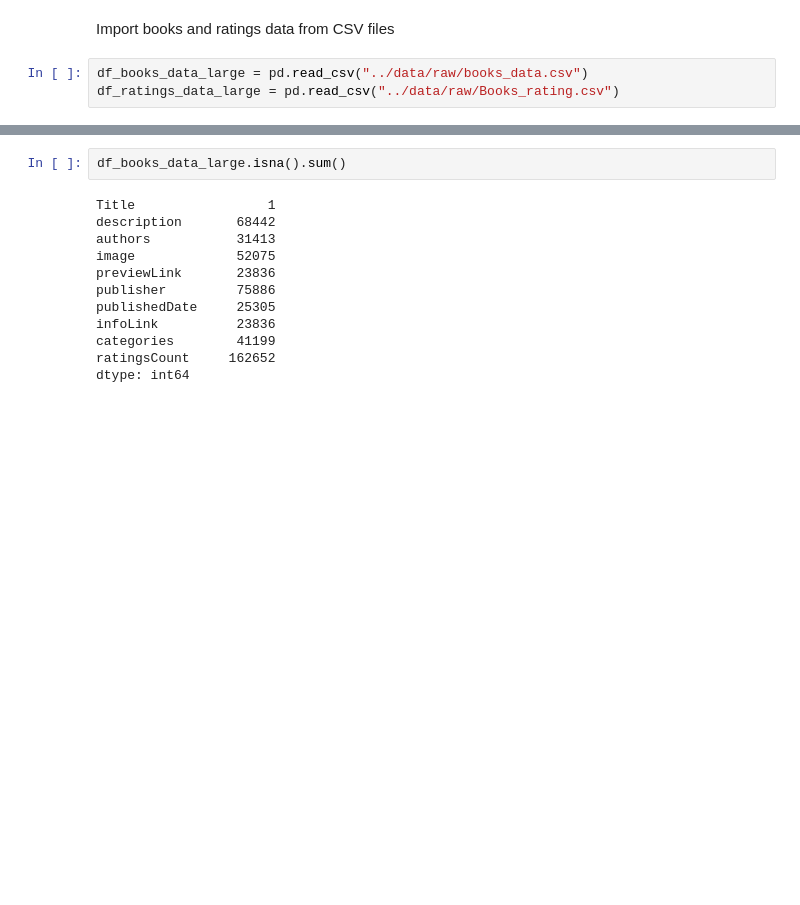
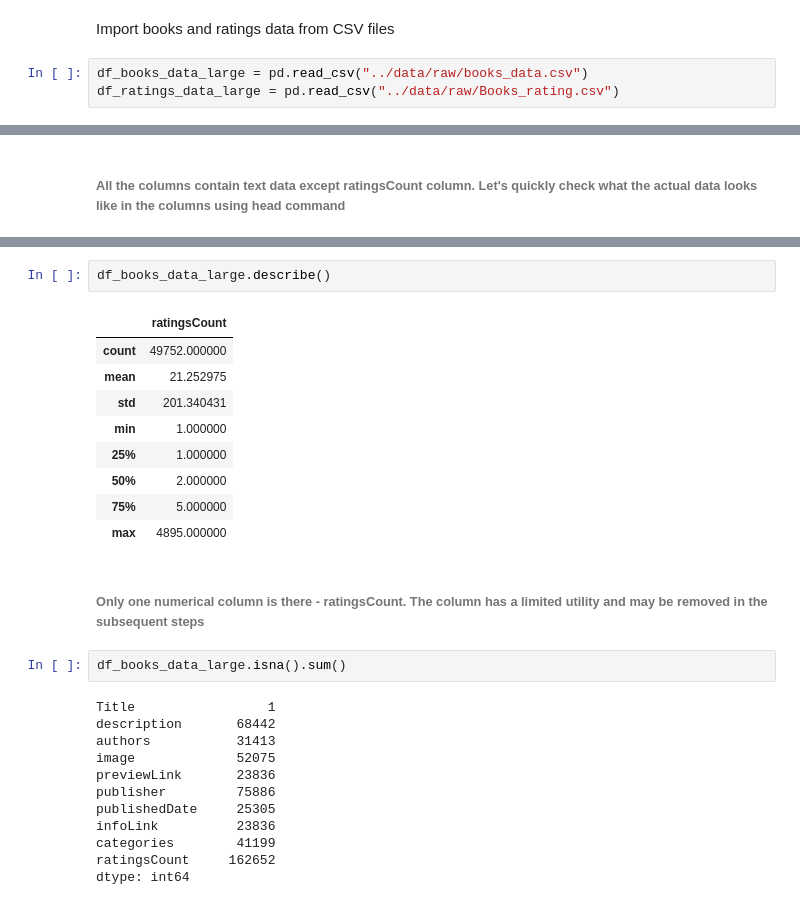
Before and after one commit to siddhantgithub/LibroBuddy, a Jupyter notebook: notebooks/1.Librobuddy-DataWrangling.ipynb, the cells around one changed output, grey strips where cells are left out. Cells and saved outputs as stored; diff of their text form; blank space fills up the shorter version.

```diff
--- a/notebooks/1.Librobuddy-DataWrangling.ipynb
+++ b/notebooks/1.Librobuddy-DataWrangling.ipynb
@@ -8,3 +30,5 @@ df_ratings_data_large = pd.read_csv("../data/raw/Books_rating.csv")
+# %% [markdown]
+###### All the columns contain text data except ratingsCount column. Let's quickly check what the actual data looks like in the columns using head command
 # %%
 df_books_data_large.head(5)
 # %% [output]
@@ -14,6 +38,20 @@ df_books_data_large.head(5)
 | 2 | Wonderful Worship in Smaller Chur... | This resource includes twelve pri... | ['David R. Ray'] | http://books.google.com/books/con... | http://books.google.nl/books?id=2... | NaN | 2000 | http://books.google.nl/books?id=2... | ['Religion'] | ... |
 | 3 | Whispers of the Wicked Saints | Julia Thomas finds her life spinn... | ['Veronica Haddon'] | http://books.google.com/books/con... | http://books.google.nl/books?id=a... | iUniverse | 2005-02 | http://books.google.nl/books?id=a... | ['Fiction'] | ... |
 | 4 | Nation Dance: Religion, Identity ... | NaN | ['Edward Long'] | NaN | http://books.google.nl/books?id=3... | NaN | 2003-03-01 | http://books.google.nl/books?id=3... | NaN | ... |
+# %%
+df_books_data_large.describe()
+# %% [output]
+|  | ratingsCount |
+| count | 49752.000000 |
+| mean | 21.252975 |
+| std | 201.340431 |
+| min | 1.000000 |
+| 25% | 1.000000 |
+| 50% | 2.000000 |
+| 75% | 5.000000 |
+| max | 4895.000000 |
+# %% [markdown]
+###### Only one numerical column is there - ratingsCount. The column has a limited utility and may be removed in the subsequent steps
 # %%
 df_books_data_large.isna().sum()
 # %% [output]
```
Also changed, not shown: parts of 39 cells of this notebook.
